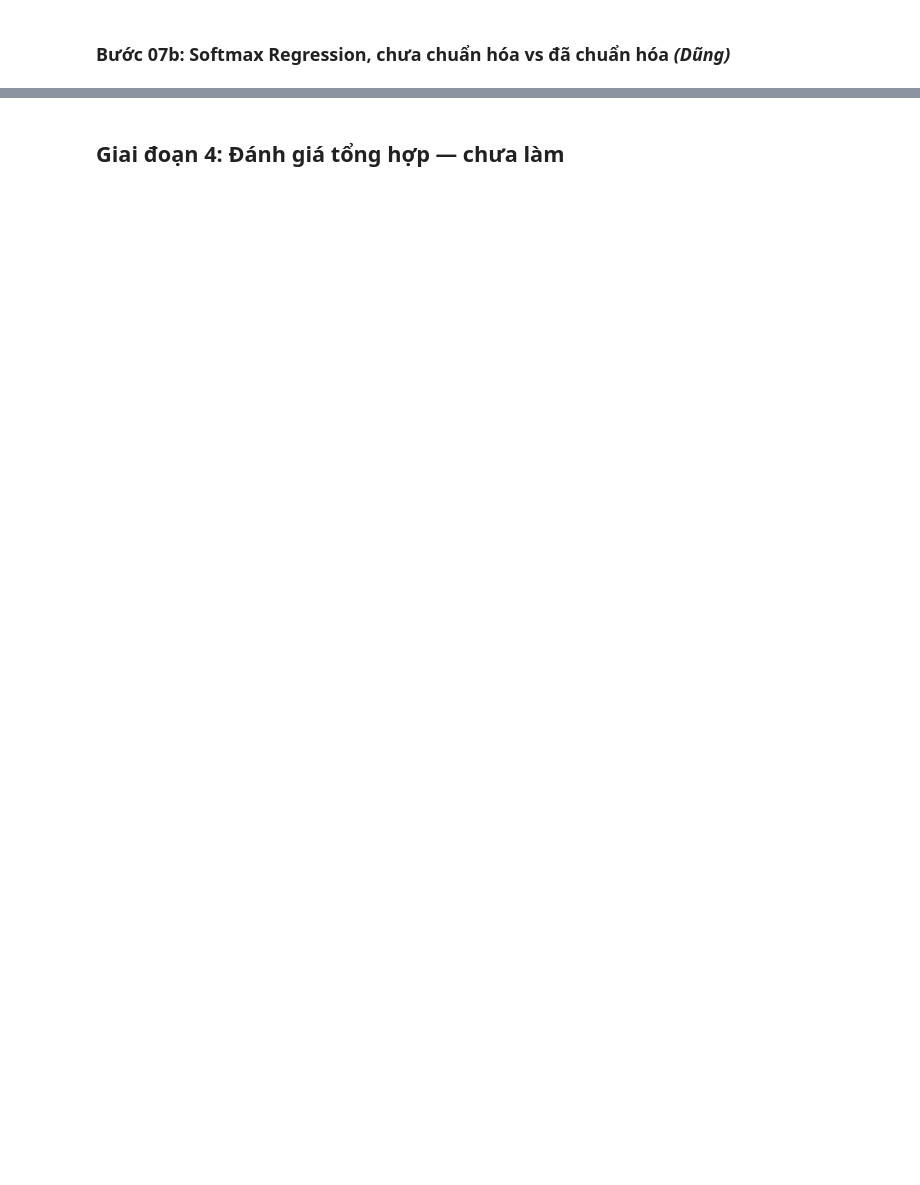
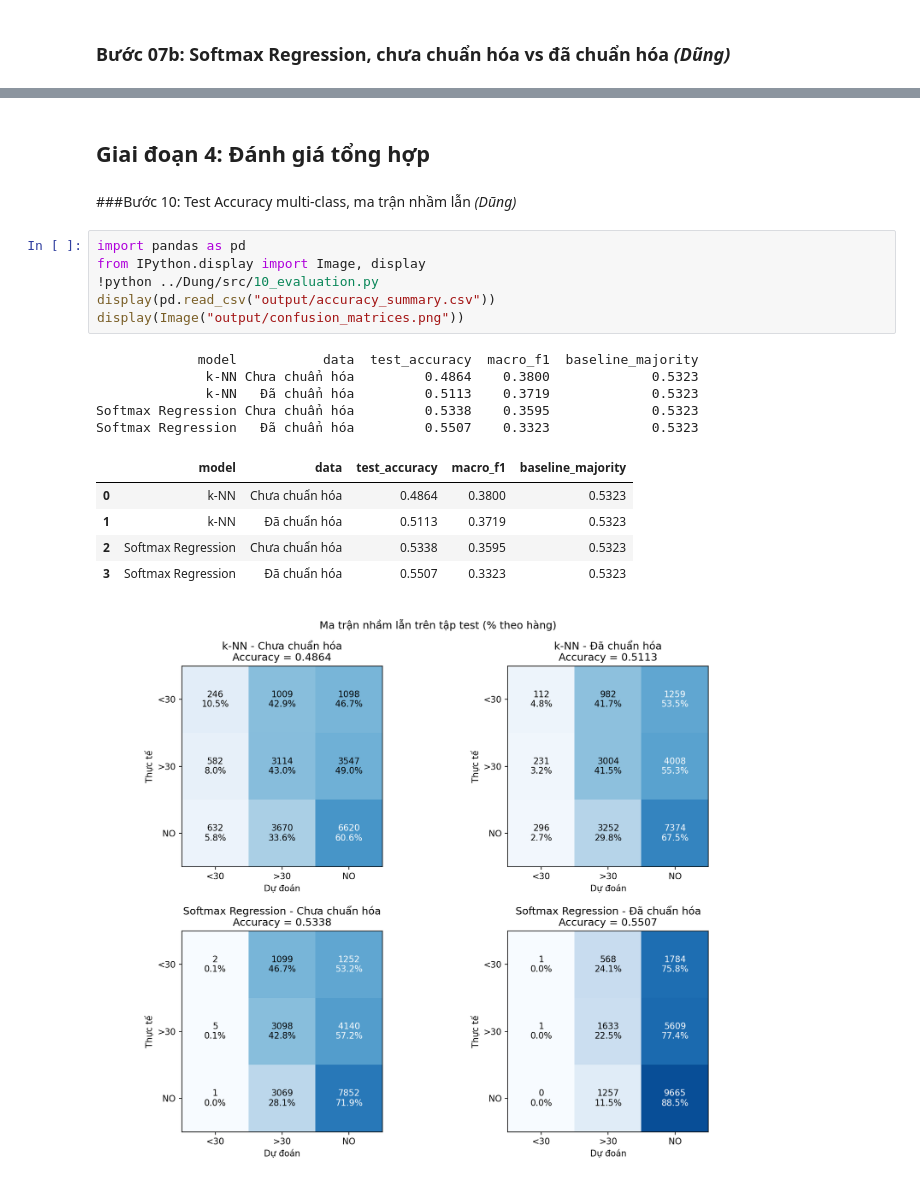
Before and after one commit to chiensondung/HCMUT-AnIntroductiontoMachineLearningandApplication-Project, a Jupyter notebook: 261 - MHCBVUD - L01 - Nhóm 10.ipynb, the cells around one changed output, grey strips where cells are left out. Cells and saved outputs as stored; diff of their text form; blank space fills up the shorter version.

```diff
--- a/261 - MHCBVUD - L01 - Nhóm 10.ipynb
+++ b/261 - MHCBVUD - L01 - Nhóm 10.ipynb
@@ -130,2 +210,22 @@ python3: can't open file 'src/07b_softmax_regression.py': [Errno 2] No such file
 # %% [markdown]
-## Giai đoạn 4: Đánh giá tổng hợp — chưa làm
+## Giai đoạn 4: Đánh giá tổng hợp
+# %% [markdown]
+###Bước 10: Test Accuracy multi-class, ma trận nhầm lẫn *(Dũng)*
+# %%
+import pandas as pd
+from IPython.display import Image, display
+!python ../Dung/src/10_evaluation.py
+display(pd.read_csv("output/accuracy_summary.csv"))
+display(Image("output/confusion_matrices.png"))
+# %% [output]
+             model           data  test_accuracy  macro_f1  baseline_majority
+              k-NN Chưa chuẩn hóa         0.4864    0.3800             0.5323
+              k-NN   Đã chuẩn hóa         0.5113    0.3719             0.5323
+Softmax Regression Chưa chuẩn hóa         0.5338    0.3595             0.5323
+Softmax Regression   Đã chuẩn hóa         0.5507    0.3323             0.5323
+|  | model | data | test_accuracy | macro_f1 | baseline_majority |
+| 0 | k-NN | Chưa chuẩn hóa | 0.4864 | 0.3800 | 0.5323 |
+| 1 | k-NN | Đã chuẩn hóa | 0.5113 | 0.3719 | 0.5323 |
+| 2 | Softmax Regression | Chưa chuẩn hóa | 0.5338 | 0.3595 | 0.5323 |
+| 3 | Softmax Regression | Đã chuẩn hóa | 0.5507 | 0.3323 | 0.5323 |
+[figure, added]
```
Also changed, not shown: parts of 12 cells of this notebook.
